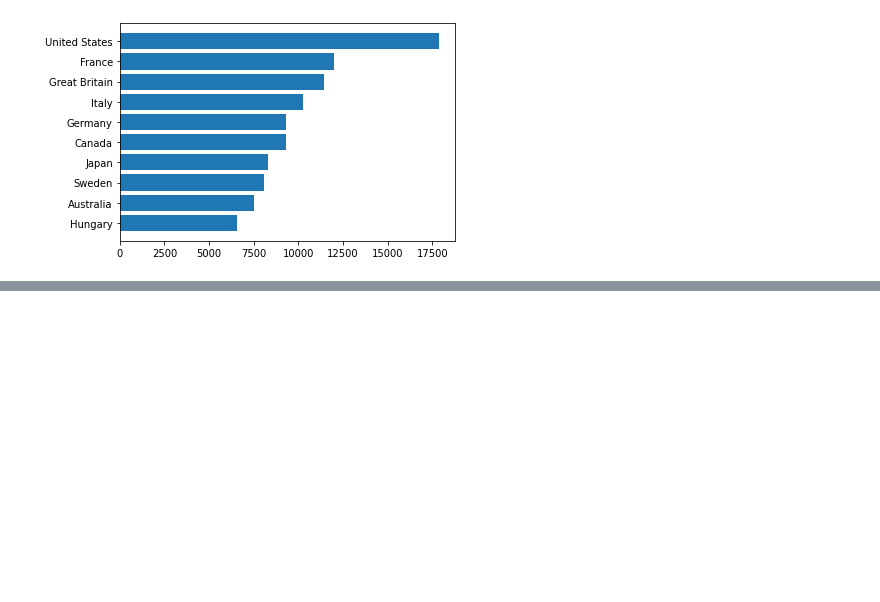
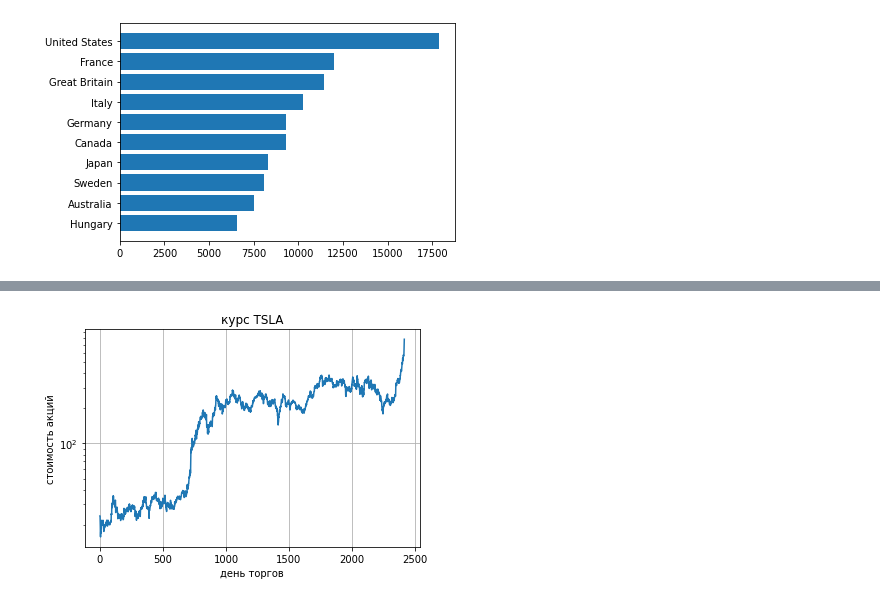
Before and after one commit to mikhaildruzhinin/data-analysis-exercises, a Jupyter notebook: matplotlib_exercises_1.ipynb, the cells around one changed output, grey strips where cells are left out. Cells and saved outputs as stored; diff of their text form; code cells hidden in the pictures; blank space fills up the shorter version.

```diff
--- a/matplotlib_exercises_1.ipynb
+++ b/matplotlib_exercises_1.ipynb
@@ -244,0 +282,9 @@ plt.show()
+# %%
+plt. semilogy(np.arange(n_lines), prices)
+plt.grid(ls='-')
+plt.xlabel('день торгов')
+plt.ylabel('стоимость акций')
+plt.title('курс TSLA')
+plt.show()
+# %% [output]
+[figure, added]
```
Also changed, not shown: parts of 8 cells of this notebook, 1 other file.
